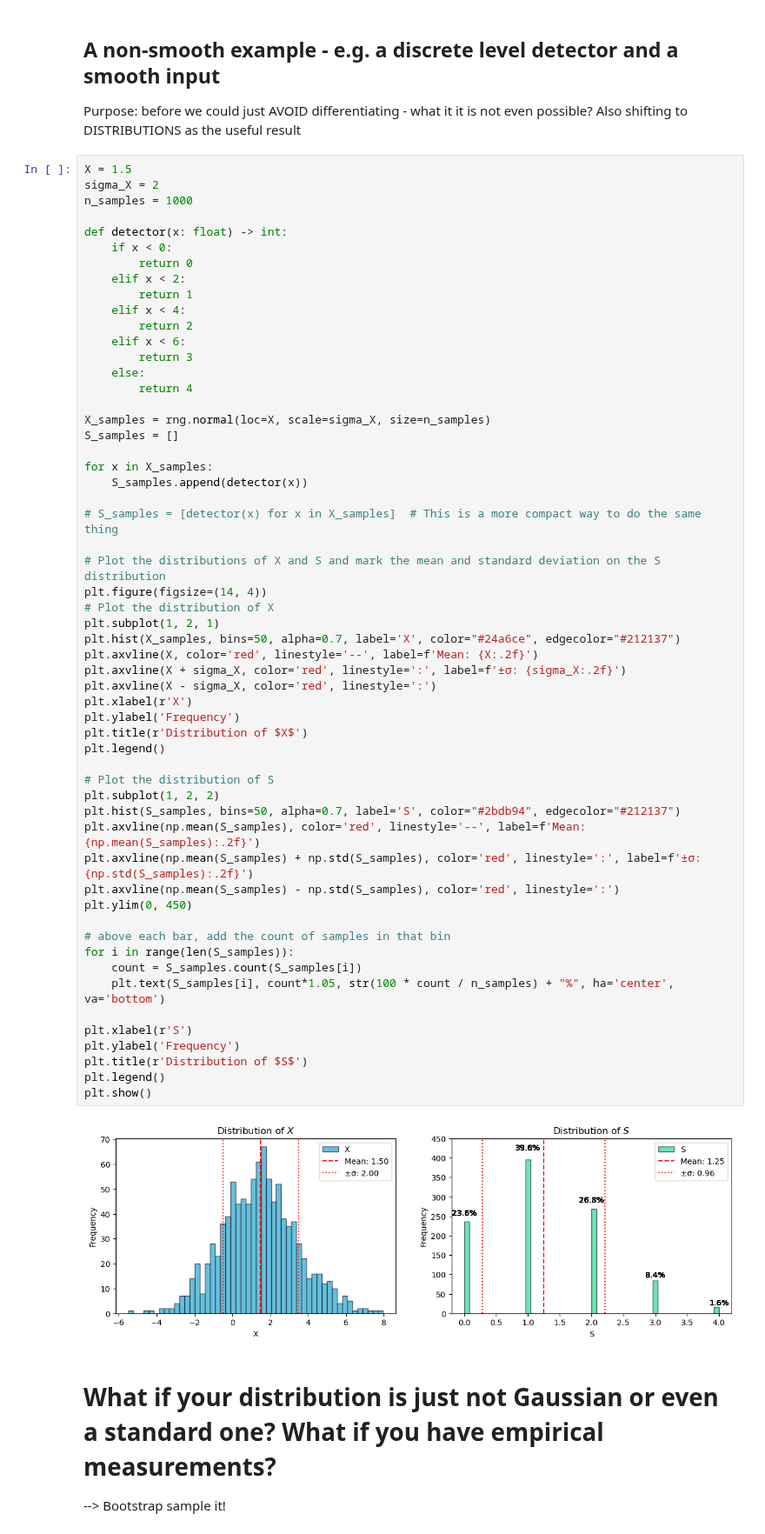
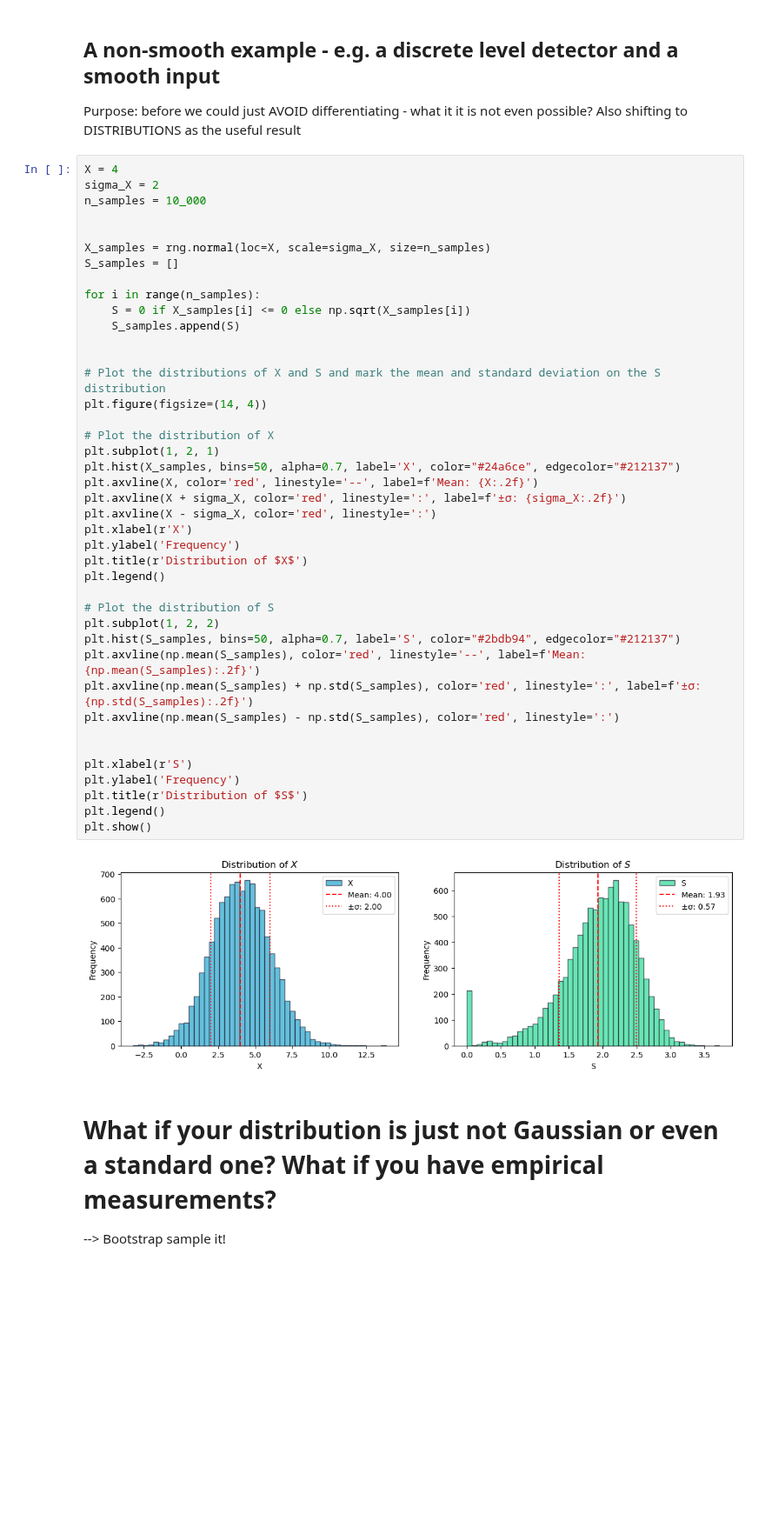
Before and after one commit to andreas-stillits/error-propagation, a Jupyter notebook: error-propagation.ipynb, the cells around one changed output. Shown at 87% size. Saved outputs shown, nothing was run; the diff lists cells and outputs as text; blank space fills up the shorter version.

```diff
--- a/error-propagation.ipynb
+++ b/error-propagation.ipynb
@@ -116,63 +118,48 @@ plt.show()
 
 Purpose: before we could just AVOID differentiating - what it it is not even possible? Also shifting to DISTRIBUTIONS as the useful result
 # %%
-X = 1.5
+X = 4
 sigma_X = 2
-n_samples = 1000
+n_samples = 10_000
 
-def detector(x: float) -> int:
-    if x < 0:
-        return 0
-    elif x < 2:
-        return 1
-    elif x < 4:
-        return 2
-    elif x < 6:
-        return 3
-    else:
-        return 4
 
 X_samples = rng.normal(loc=X, scale=sigma_X, size=n_samples)
 S_samples = []
 
-for x in X_samples:
-    S_samples.append(detector(x))
+for i in range(n_samples):
+    S = 0 if X_samples[i] <= 0 else np.sqrt(X_samples[i])
+    S_samples.append(S)
 
-# S_samples = [detector(x) for x in X_samples]  # This is a more compact way to do the same thing
 
 # Plot the distributions of X and S and mark the mean and standard deviation on the S distribution
 plt.figure(figsize=(14, 4))
+
 # Plot the distribution of X
 plt.subplot(1, 2, 1)
 plt.hist(X_samples, bins=50, alpha=0.7, label='X', color="#24a6ce", edgecolor="#212137")
 plt.axvline(X, color='red', linestyle='--', label=f'Mean: {X:.2f}')
 plt.axvline(X + sigma_X, color='red', linestyle=':', label=f'±σ: {sigma_X:.2f}')
 plt.axvline(X - sigma_X, color='red', linestyle=':')
 plt.xlabel(r'X')
 plt.ylabel('Frequency')
 plt.title(r'Distribution of $X$')
 plt.legend()
 
 # Plot the distribution of S
 plt.subplot(1, 2, 2)
 plt.hist(S_samples, bins=50, alpha=0.7, label='S', color="#2bdb94", edgecolor="#212137")
 plt.axvline(np.mean(S_samples), color='red', linestyle='--', label=f'Mean: {np.mean(S_samples):.2f}')
 plt.axvline(np.mean(S_samples) + np.std(S_samples), color='red', linestyle=':', label=f'±σ: {np.std(S_samples):.2f}')
 plt.axvline(np.mean(S_samples) - np.std(S_samples), color='red', linestyle=':')
-plt.ylim(0, 450)
 
-# above each bar, add the count of samples in that bin
-for i in range(len(S_samples)):
-    count = S_samples.count(S_samples[i])
-    plt.text(S_samples[i], count*1.05, str(100 * count / n_samples) + "%", ha='center', va='bottom')
 
 plt.xlabel(r'S')
 plt.ylabel('Frequency')
 plt.title(r'Distribution of $S$')
 plt.legend()
 plt.show()
 # %% [output]
-[figure, old version]
+[figure, new version]
 # %% [markdown]
 # What if your distribution is just not Gaussian or even a standard one? What if you have empirical measurements?
 
```
Also changed, not shown: parts of 6 cells of this notebook, 1 other file.
